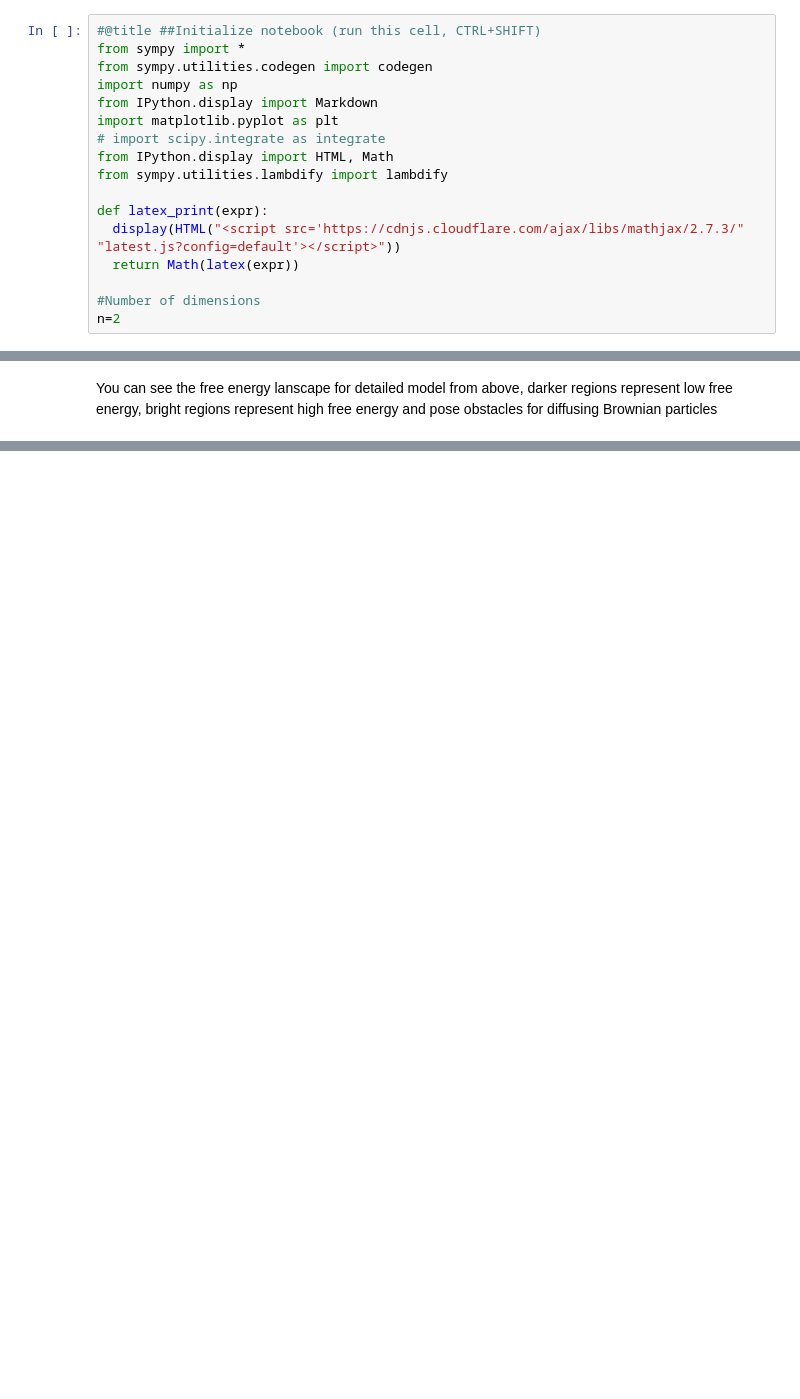
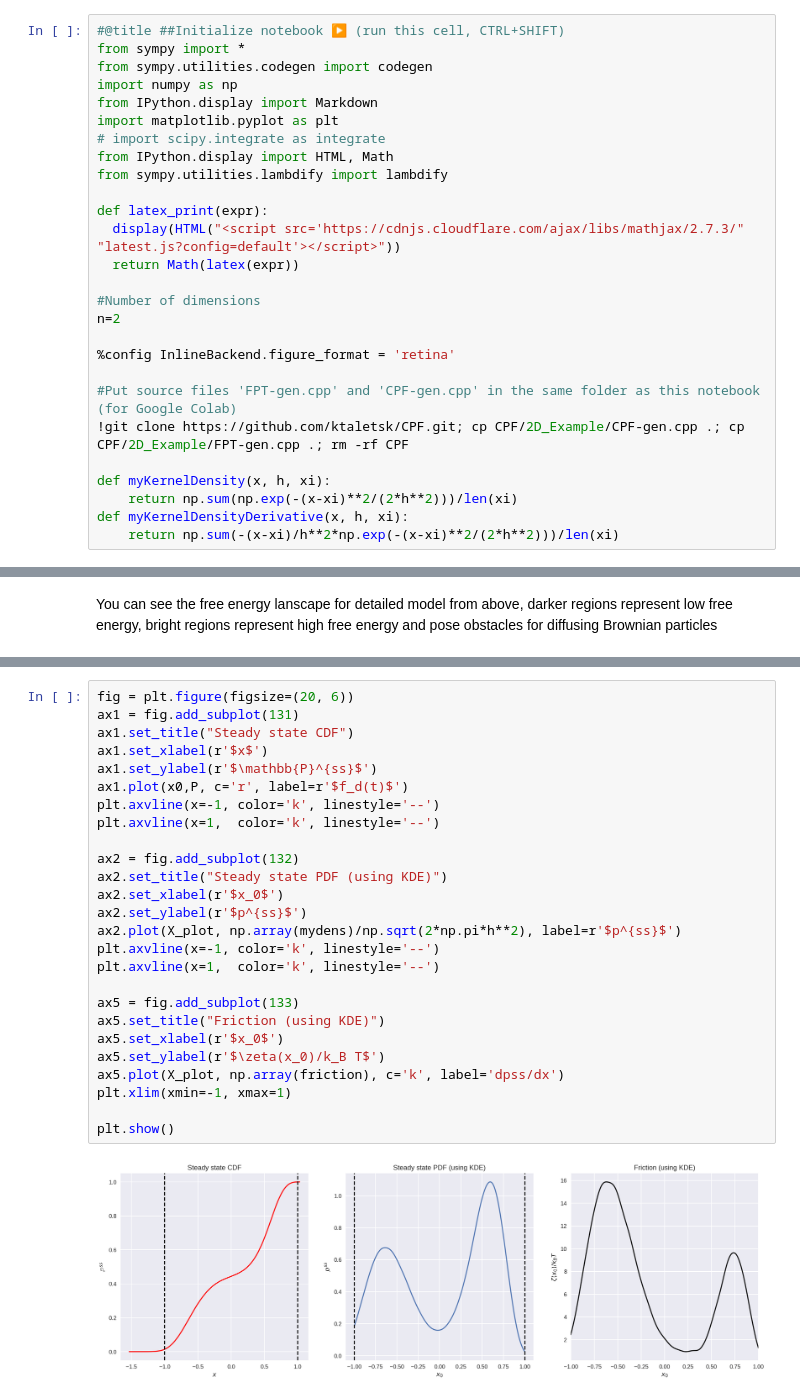
Before and after one commit to ktaletsk/CPF, a Jupyter notebook: 2D_Example/CPF_2D_toy.ipynb, the cells around one changed output, grey strips where cells are left out. Cells and saved outputs as stored; diff of their text form; blank space fills up the shorter version.

Commit message:
Added CDF, PDF and friction calculation

```diff
--- a/2D_Example/CPF_2D_toy.ipynb
+++ b/2D_Example/CPF_2D_toy.ipynb
@@ -1,7 +1,7 @@
 # %% [markdown]
 [View in Colaboratory](https://colab.research.google.com/github/ktaletsk/CPF/blob/master/2D_Example/CPF_2D_toy.ipynb)
 # %%
-#@title ##Initialize notebook (run this cell, CTRL+SHIFT)
+#@title ##Initialize notebook ▶️ (run this cell, CTRL+SHIFT)
 from sympy import *
 from sympy.utilities.codegen import codegen
 import numpy as np
@@ -17,3 +17,13 @@ def latex_print(expr):
 
 #Number of dimensions
 n=2
+
+%config InlineBackend.figure_format = 'retina'
+
+#Put source files 'FPT-gen.cpp' and 'CPF-gen.cpp' in the same folder as this notebook (for Google Colab)
+!git clone https://github.com/ktaletsk/CPF.git; cp CPF/2D_Example/CPF-gen.cpp .; cp CPF/2D_Example/FPT-gen.cpp .; rm -rf CPF
+
+def myKernelDensity(x, h, xi):
+    return np.sum(np.exp(-(x-xi)**2/(2*h**2)))/len(xi)
+def myKernelDensityDerivative(x, h, xi):
+    return np.sum(-(x-xi)/h**2*np.exp(-(x-xi)**2/(2*h**2)))/len(xi)
@@ -88,0 +188,28 @@ You can see the free energy lanscape for detailed model from above, darker regio
+# %%
+fig = plt.figure(figsize=(20, 6))
+ax1 = fig.add_subplot(131)
+ax1.set_title("Steady state CDF")
+ax1.set_xlabel(r'$x$')
+ax1.set_ylabel(r'$\mathbb{P}^{ss}$')
+ax1.plot(x0,P, c='r', label=r'$f_d(t)$')
+plt.axvline(x=-1, color='k', linestyle='--')
+plt.axvline(x=1,  color='k', linestyle='--')
+
+ax2 = fig.add_subplot(132)
+ax2.set_title("Steady state PDF (using KDE)")
+ax2.set_xlabel(r'$x_0$')
+ax2.set_ylabel(r'$p^{ss}$')
+ax2.plot(X_plot, np.array(mydens)/np.sqrt(2*np.pi*h**2), label=r'$p^{ss}$')
+plt.axvline(x=-1, color='k', linestyle='--')
+plt.axvline(x=1,  color='k', linestyle='--')
+
+ax5 = fig.add_subplot(133)
+ax5.set_title("Friction (using KDE)")
+ax5.set_xlabel(r'$x_0$')
+ax5.set_ylabel(r'$\zeta(x_0)/k_B T$')
+ax5.plot(X_plot, np.array(friction), c='k', label='dpss/dx')
+plt.xlim(xmin=-1, xmax=1)
+
+plt.show()
+# %% [output]
+[figure, added]
```
Also changed, not shown: parts of 6 cells of this notebook.
